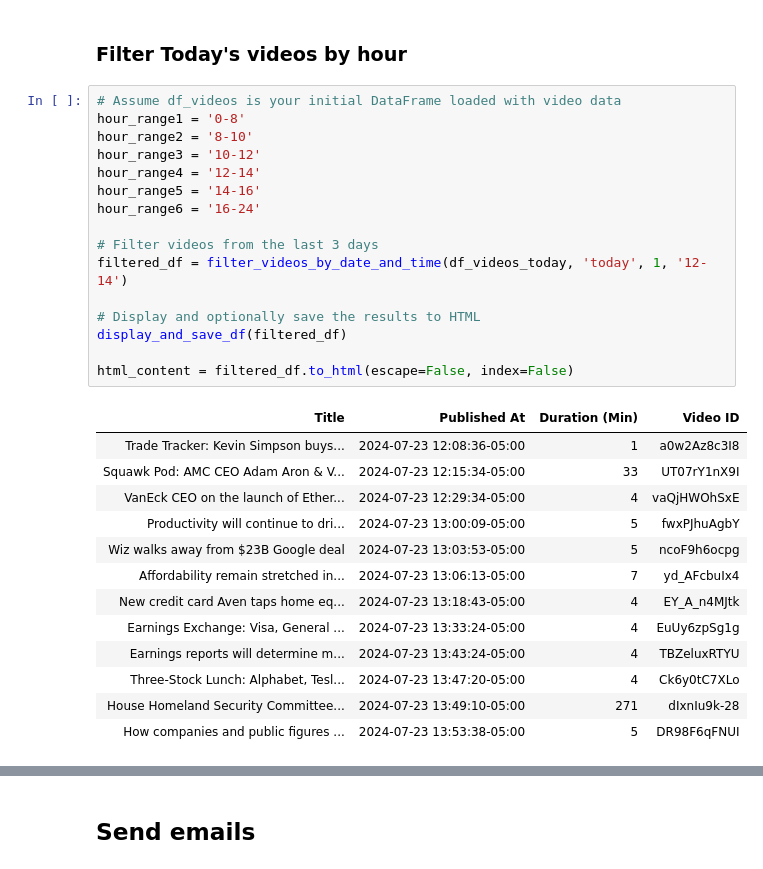
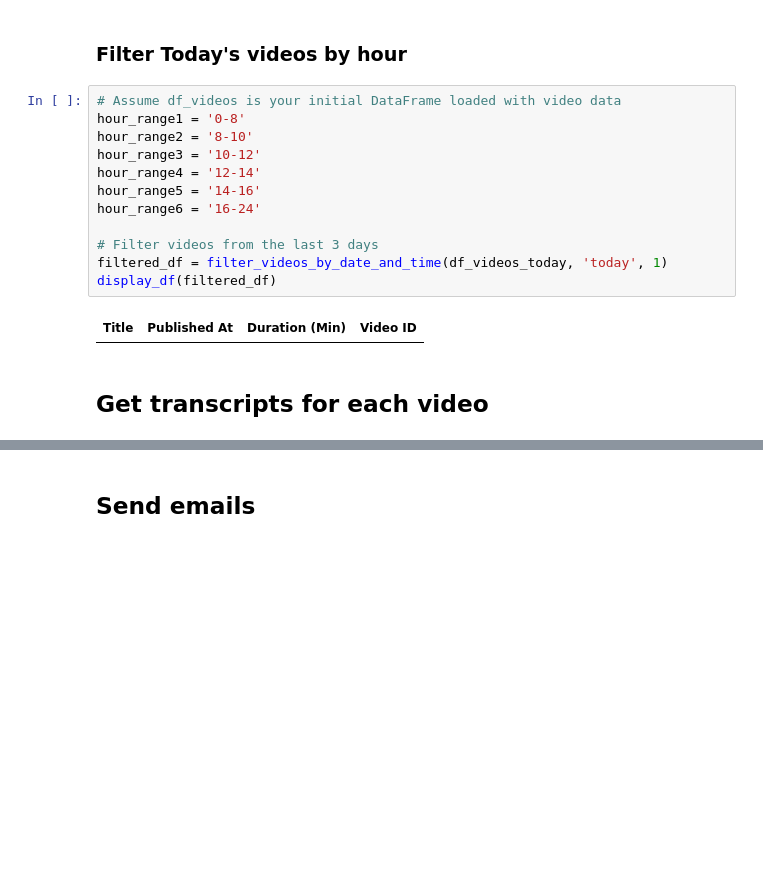
Before and after one commit to sliu810/razorback_investing, a Jupyter notebook: news/youtube.ipynb, the cells around one changed output, grey strips where cells are left out. Cells and saved outputs as stored; diff of their text form; blank space fills up the shorter version.

```diff
--- a/news/youtube.ipynb
+++ b/news/youtube.ipynb
@@ -246,30 +271,16 @@ df_videos_today = fetch_videos(start_date, end_date, channel_id)
 # %%
 # Assume df_videos is your initial DataFrame loaded with video data
 hour_range1 = '0-8'
 hour_range2 = '8-10'
 hour_range3 = '10-12'
 hour_range4 = '12-14'
 hour_range5 = '14-16'
 hour_range6 = '16-24'
 
 # Filter videos from the last 3 days
-filtered_df = filter_videos_by_date_and_time(df_videos_today, 'today', 1, '12-14')
-
-# Display and optionally save the results to HTML
-display_and_save_df(filtered_df)
-
-html_content = filtered_df.to_html(escape=False, index=False)
+filtered_df = filter_videos_by_date_and_time(df_videos_today, 'today', 1)
+display_df(filtered_df)
 # %% [output]
 | Title | Published At | Duration (Min) | Video ID |
-| Trade Tracker: Kevin Simpson buys... | 2024-07-23 12:08:36-05:00 | 1 | a0w2Az8c3I8 |
-| Squawk Pod: AMC CEO Adam Aron & V... | 2024-07-23 12:15:34-05:00 | 33 | UT07rY1nX9I |
-| VanEck CEO on the launch of Ether... | 2024-07-23 12:29:34-05:00 | 4 | vaQjHWOhSxE |
-| Productivity will continue to dri... | 2024-07-23 13:00:09-05:00 | 5 | fwxPJhuAgbY |
-| Wiz walks away from $23B Google deal | 2024-07-23 13:03:53-05:00 | 5 | ncoF9h6ocpg |
-| Affordability remain stretched in... | 2024-07-23 13:06:13-05:00 | 7 | yd_AFcbuIx4 |
-| New credit card Aven taps home eq... | 2024-07-23 13:18:43-05:00 | 4 | EY_A_n4MJtk |
-| Earnings Exchange: Visa, General ... | 2024-07-23 13:33:24-05:00 | 4 | EuUy6zpSg1g |
-| Earnings reports will determine m... | 2024-07-23 13:43:24-05:00 | 4 | TBZeluxRTYU |
-| Three-Stock Lunch: Alphabet, Tesl... | 2024-07-23 13:47:20-05:00 | 4 | Ck6y0tC7XLo |
-| House Homeland Security Committee... | 2024-07-23 13:49:10-05:00 | 271 | dIxnIu9k-28 |
-| How companies and public figures ... | 2024-07-23 13:53:38-05:00 | 5 | DR98F6qFNUI |
+# %% [markdown]
+## Get transcripts for each video
```
Also changed, not shown: parts of 13 cells of this notebook, 8 other files.
